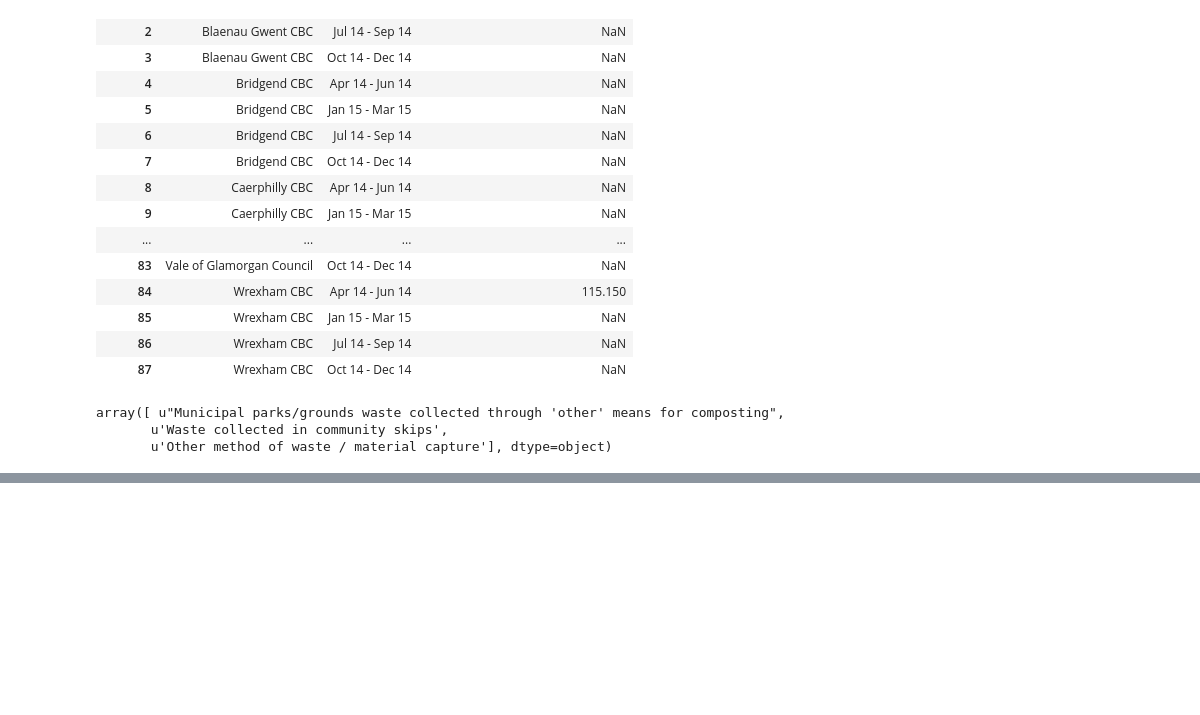
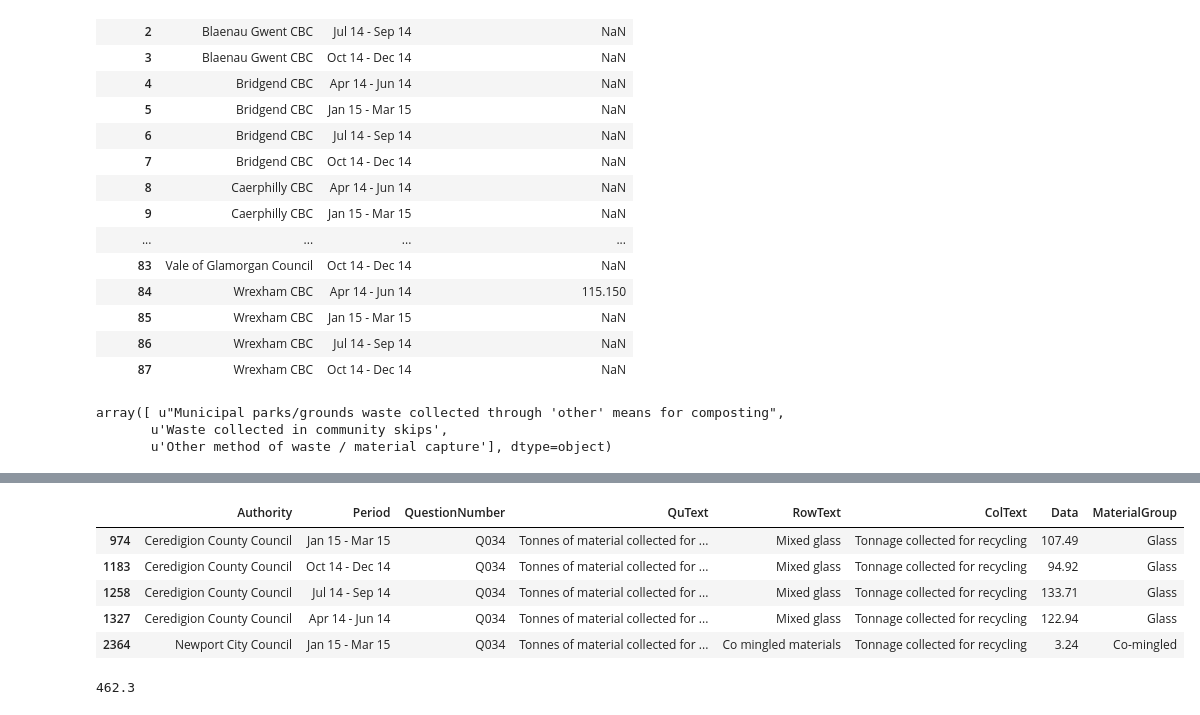
Before and after one commit to joanw0226/foe, a Jupyter notebook: pub_1111.ipynb, the cells around one changed output, grey strips where cells are left out. Drawn from its saved outputs; the diff is of its cells as text; code cells hidden in the pictures; blank space fills up the shorter version.

```diff
--- a/pub_1111.ipynb
+++ b/pub_1111.ipynb
@@ -135,0 +175,13 @@ array([ u"Municipal parks/grounds waste collected through 'other' means for comp
+# %%
+litter_rec
+# %% [output]
+|  | Authority | Period | QuestionNumber | QuText | RowText | ColText | Data | MaterialGroup |
+| 974 | Ceredigion County Council | Jan 15 - Mar 15 | Q034 | Tonnes of material collected for ... | Mixed glass | Tonnage collected for recycling | 107.49 | Glass |
+| 1183 | Ceredigion County Council | Oct 14 - Dec 14 | Q034 | Tonnes of material collected for ... | Mixed glass | Tonnage collected for recycling | 94.92 | Glass |
+| 1258 | Ceredigion County Council | Jul 14 - Sep 14 | Q034 | Tonnes of material collected for ... | Mixed glass | Tonnage collected for recycling | 133.71 | Glass |
+| 1327 | Ceredigion County Council | Apr 14 - Jun 14 | Q034 | Tonnes of material collected for ... | Mixed glass | Tonnage collected for recycling | 122.94 | Glass |
+| 2364 | Newport City Council | Jan 15 - Mar 15 | Q034 | Tonnes of material collected for ... | Co mingled materials | Tonnage collected for recycling | 3.24 | Co-mingled |
+# %%
+sum(litter_rec['Data'])
+# %% [output]
+462.3
```
Also changed, not shown: parts of 19 cells of this notebook, 8 other files.
